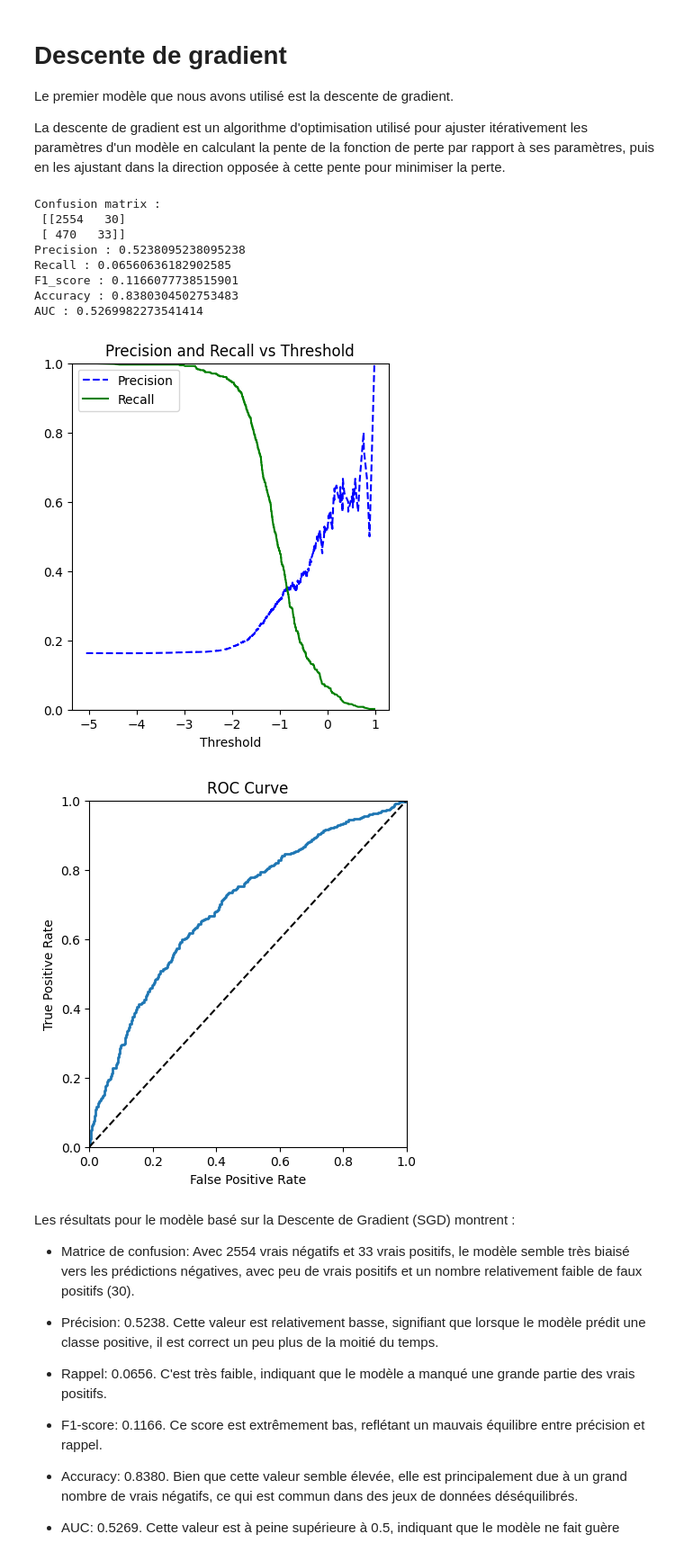
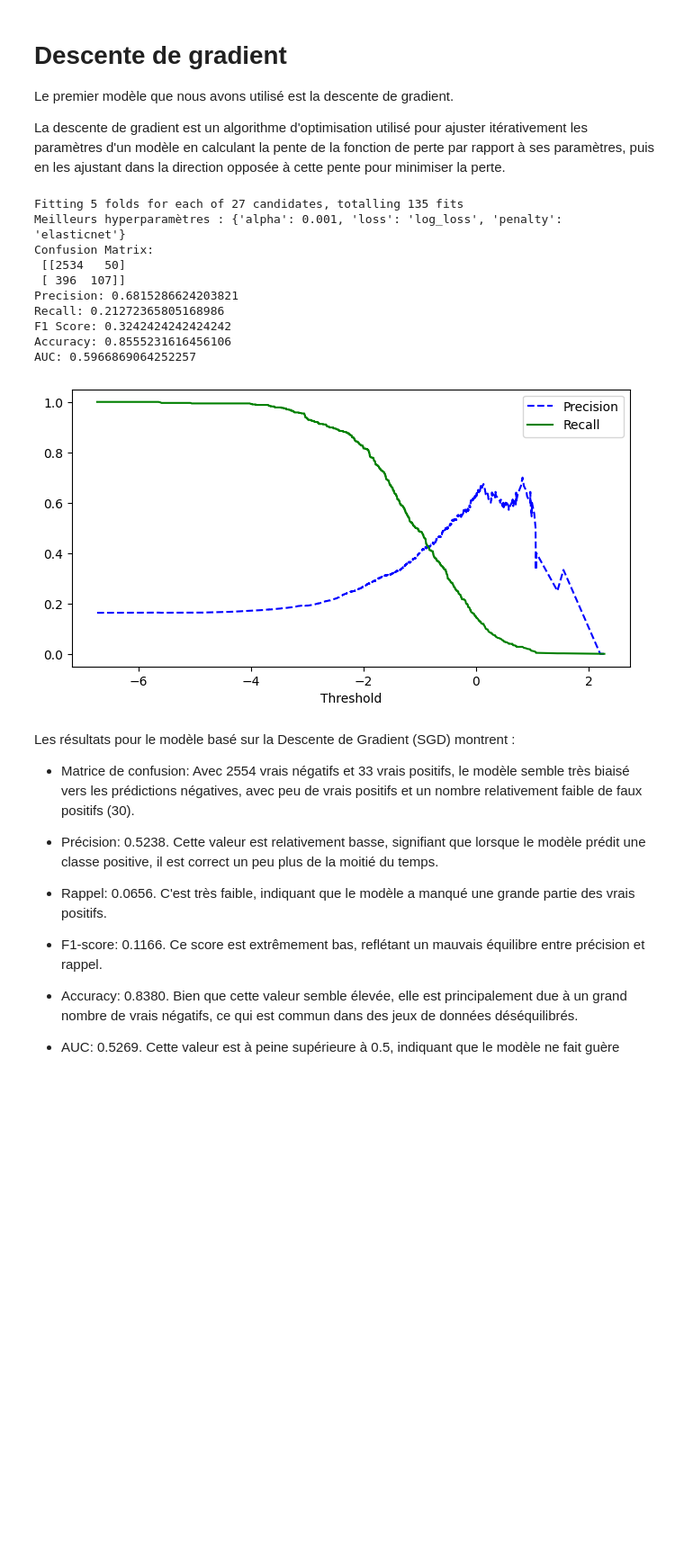
Before and after one commit to IA-G3/Projet-IA, a Jupyter notebook: modeles.ipynb, the cells around one changed output. Shown at 90% size. Cells and saved outputs as stored; diff of their text form; code cells hidden in the pictures; blank space fills up the shorter version.

```diff
--- a/modeles.ipynb
+++ b/modeles.ipynb
@@ -114,24 +88,28 @@ def test_model(model, x, y, method):
 Le premier modèle que nous avons utilisé est la descente de gradient.
 
 La descente de gradient est un algorithme d'optimisation utilisé pour ajuster itérativement les paramètres d'un modèle en calculant la pente de la fonction de perte par rapport à ses paramètres, puis en les ajustant dans la direction opposée à cette pente pour minimiser la perte.
-# %%
-from sklearn.linear_model import SGDClassifier
-from sklearn.model_selection import cross_val_predict
-
-sgd_clf = SGDClassifier(max_iter=1000, random_state=42)
-
-frp_sgd_clf, tpr_sgd_clf = test_model(sgd_clf, X_train, y_train_yes, "decision_function")
-# %% [output]
-Confusion matrix :
- [[2554   30]
- [ 470   33]]
-Precision : 0.5238095238095238
-Recall : 0.06560636182902585
-F1_score : 0.1166077738515901
-Accuracy : 0.8380304502753483
-AUC : 0.5269982273541414
-[figure, removed]
-[figure, removed]
+# %%
+from sklearn.linear_model import SGDClassifier
+
+param_grid_sgd = {
+    'alpha': [0.0001, 0.001, 0.01],
+    'loss': ['hinge', 'log_loss', 'modified_huber'],
+    'penalty': ['l2', 'l1', 'elasticnet']
+}
+
+fpr_SGDClassifier, tpr_SGDClassifier = test_model(SGDClassifier(), X_train, y_train_yes, 'decision_function', param_grid_sgd)
+# %% [output]
+Fitting 5 folds for each of 27 candidates, totalling 135 fits
+Meilleurs hyperparamètres : {'alpha': 0.001, 'loss': 'log_loss', 'penalty': 'elasticnet'}
+Confusion Matrix:
+ [[2534   50]
+ [ 396  107]]
+Precision: 0.6815286624203821
+Recall: 0.21272365805168986
+F1 Score: 0.3242424242424242
+Accuracy: 0.8555231616456106
+AUC: 0.5966869064252257
+[figure, added]
 # %% [markdown]
 Les résultats pour le modèle basé sur la Descente de Gradient (SGD) montrent :
 
```
Also changed, not shown: parts of 27 cells of this notebook.
